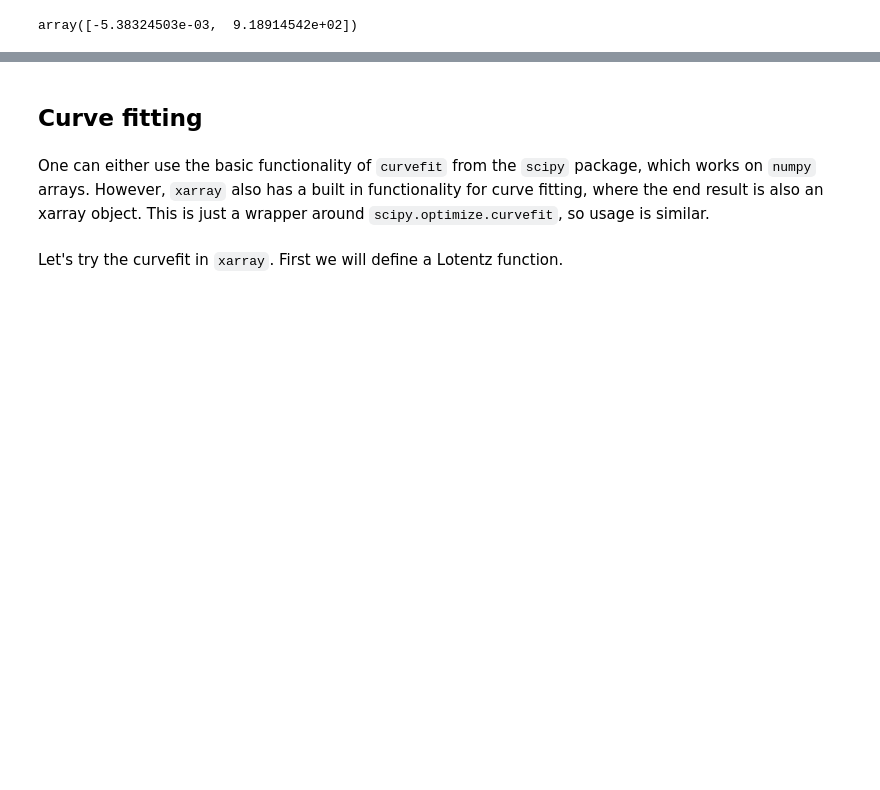
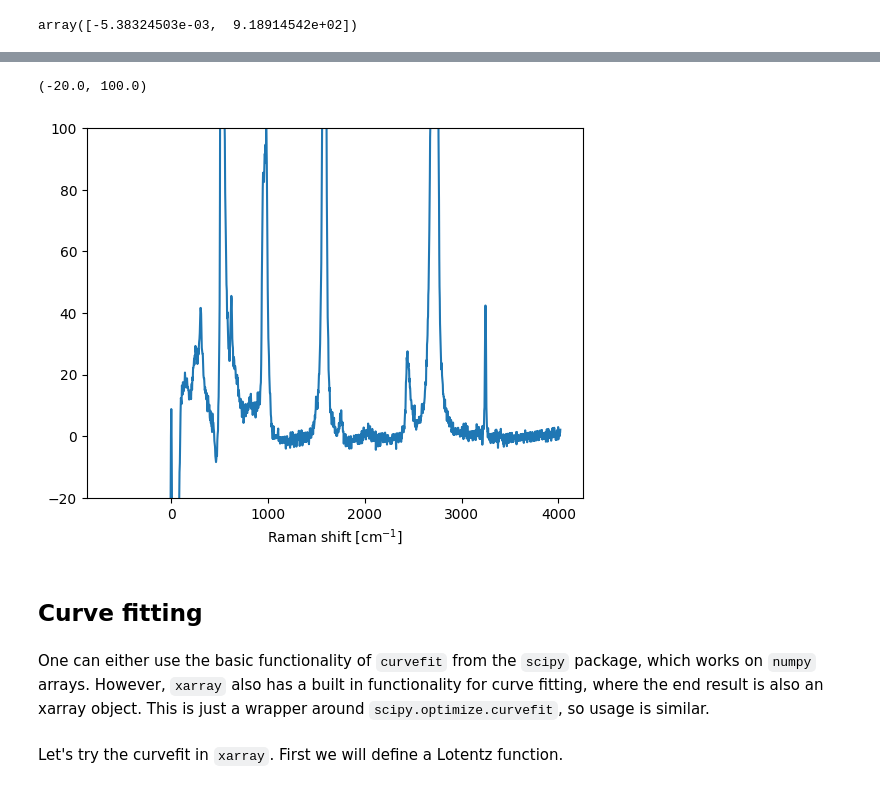
Before and after one commit to zrbyte/ramantools, a Jupyter notebook: ramantools tutorial.ipynb, the cells around one changed output, grey strips where cells are left out. Saved outputs shown, nothing was run; the diff lists cells and outputs as text; code cells hidden in the pictures; blank space fills up the shorter version.

```diff
--- a/ramantools tutorial.ipynb
+++ b/ramantools tutorial.ipynb
@@ -270,0 +272,2 @@ pl.plot(singlespec.ramanshift, np.polyval(coeff, singlespec.ramanshift))
+# %%
+ss_nobg.attrs = singlespec.ssxr.attrs.copy()
@@ -271,3 +296,9 @@ pl.plot(singlespec.ramanshift, np.polyval(coeff, singlespec.ramanshift))
+# %%
+ss_nobg.plot()
+pl.ylim([-20, 100])
+# %% [output]
+(-20.0, 100.0)
+[figure, added]
 # %% [markdown]
 ## Curve fitting
 # %% [markdown]
```
Also changed, not shown: parts of 13 cells of this notebook, 1 other file.
